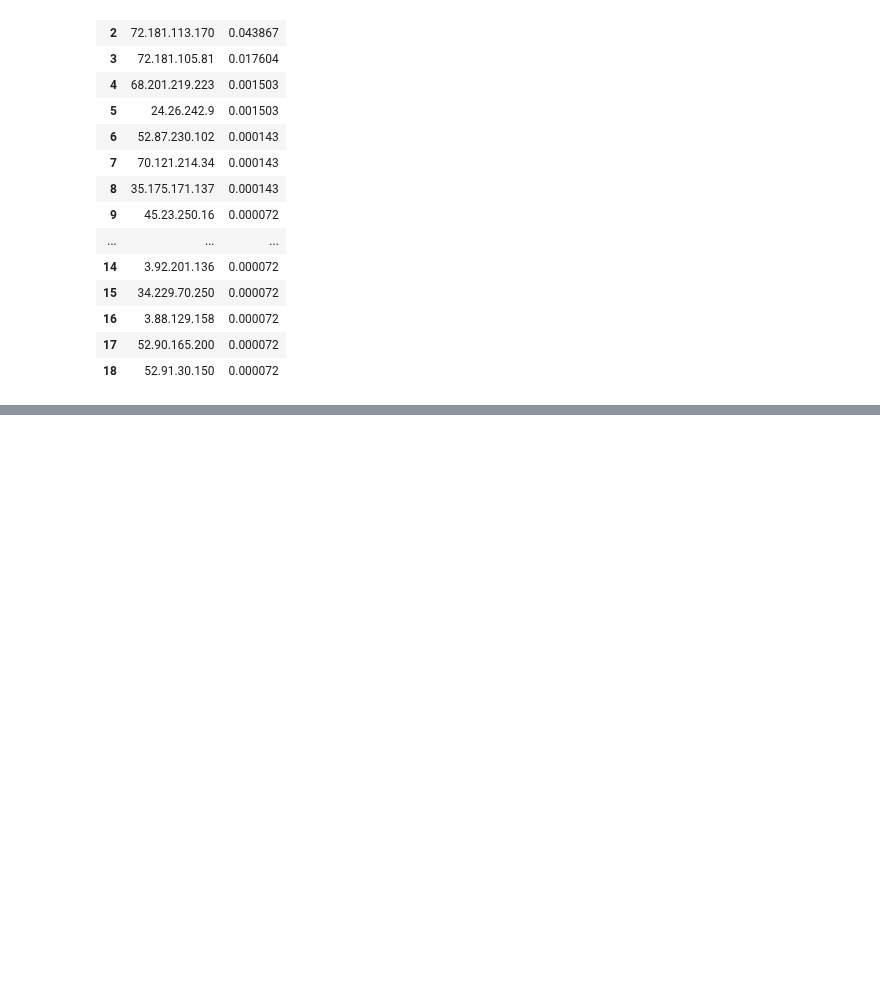
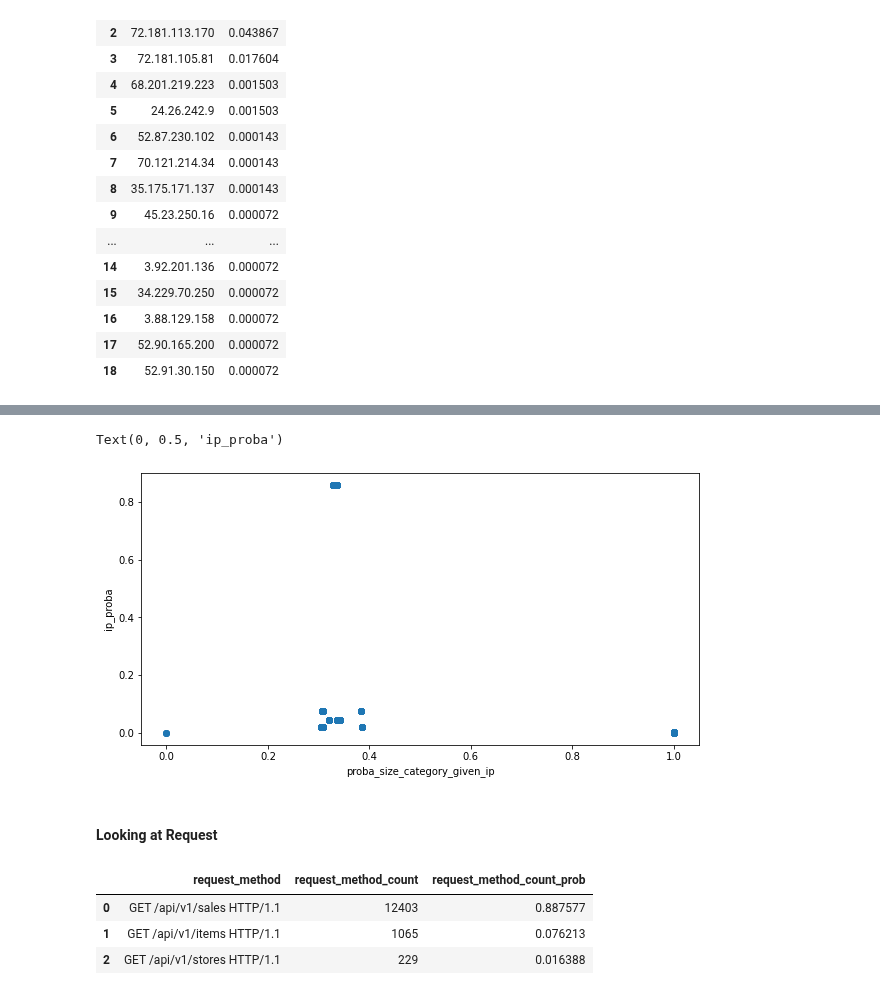
Before and after one commit to ForrestMccrosky/anonmaly_detection_exercises, a Jupyter notebook: discrete_anamoly_detection.ipynb, the cells around one changed output, grey strips where cells are left out. Saved outputs shown, nothing was run; the diff lists cells and outputs as text; code cells hidden in the pictures; blank space fills up the shorter version.

Commit message:
adding request lookups

```diff
--- a/discrete_anamoly_detection.ipynb
+++ b/discrete_anamoly_detection.ipynb
@@ -246,3 +246,13 @@ df.head()
 | 2019-04-16 19:34:44 | 97.105.19.58 | GET /api/v1/sales HTTP/1.1 | 200 | 510103 | 0 | python-requests/2.21.0 | 0.486472 | 2 | ... |
 | 2019-04-16 19:34:46 | 97.105.19.58 | GET /api/v1/sales HTTP/1.1 | 200 | 510003 | 0 | python-requests/2.21.0 | 0.486377 | 2 | ... |
 | 2019-04-16 19:34:48 | 97.105.19.58 | GET /api/v1/sales HTTP/1.1 | 200 | 511963 | 0 | python-requests/2.21.0 | 0.488246 | 3 | ... |
+# %%
+plt.figure(figsize=(10,5))
+plt.scatter(df.proba_size_category_given_ip, df.ip_proba)
+plt.xlabel('proba_size_category_given_ip')
+plt.ylabel('ip_proba')
+# %% [output]
+Text(0, 0.5, 'ip_proba')
+[figure, added]
+# %% [markdown]
+#### Looking at Request
@@ -248,0 +269,7 @@ df.head()
+# %%
+request_method_df.head(3)
+# %% [output]
+|  | request_method | request_method_count | request_method_count_prob |
+| 0 | GET /api/v1/sales HTTP/1.1 | 12403 | 0.887577 |
+| 1 | GET /api/v1/items HTTP/1.1 | 1065 | 0.076213 |
+| 2 | GET /api/v1/stores HTTP/1.1 | 229 | 0.016388 |
```
Also changed, not shown: parts of 9 cells of this notebook.
